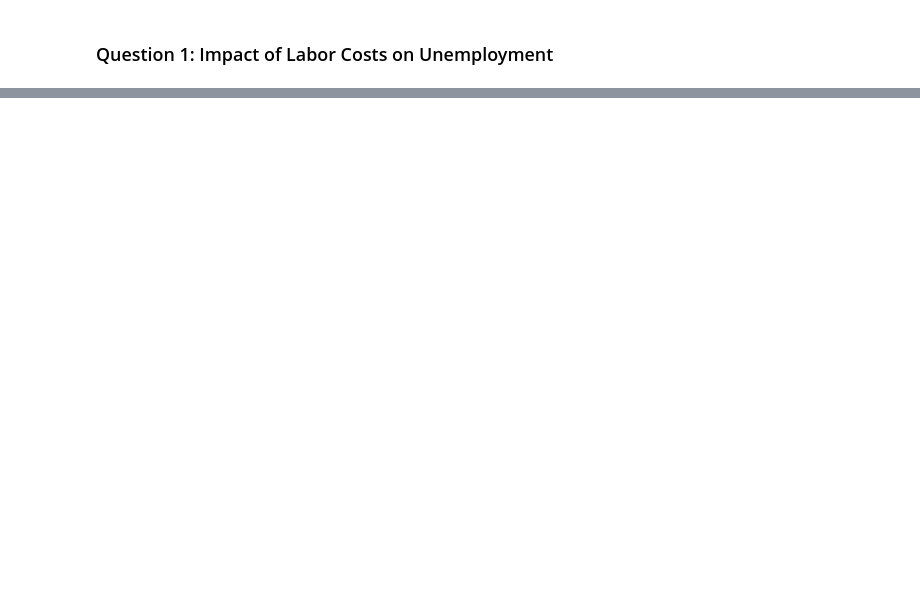
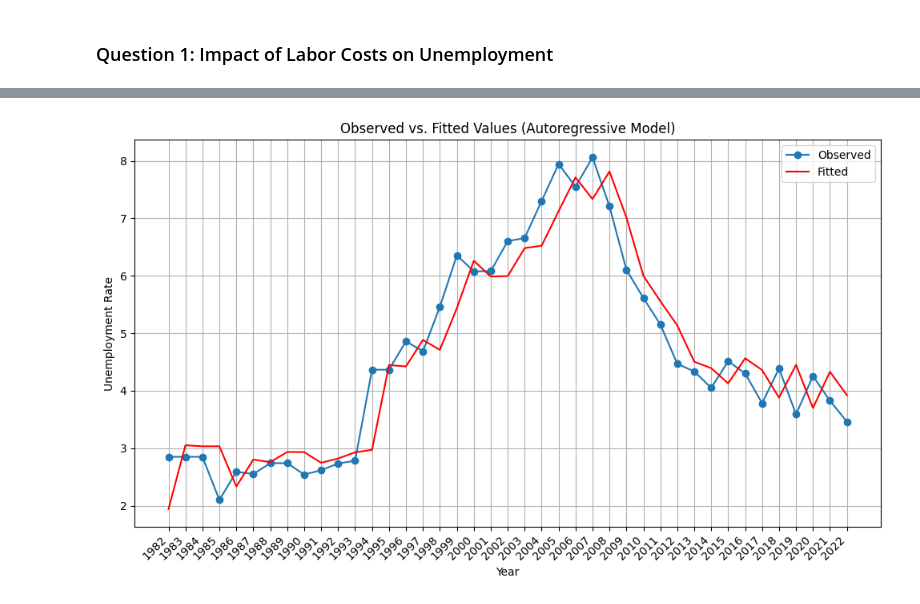
Before and after one commit to cmulya/DATA583-Project, a Jupyter notebook: Project Files/DATA_583_EDA.ipynb, the cells around one changed output, grey strips where cells are left out. Cells and saved outputs as stored; diff of their text form; code cells hidden in the pictures; blank space fills up the shorter version.

```diff
--- a/Project Files/DATA_583_EDA.ipynb
+++ b/Project Files/DATA_583_EDA.ipynb
@@ -413,0 +481,9 @@ Notes:
+# %%
+from statsmodels.tsa.ar_model import AutoReg
+
+# Fit an Autoregressive (AR) model
+ar_model = AutoReg(final_df_filled['Unemployment, total (% of total labor force) (national estimate)'], lags=2)
+ar_model_fit = ar_model.fit()
+
+# Print model summary
+print(ar_model_fit.summary())
@@ -413,0 +508,21 @@ Notes:
+# %%
+# Generate fitted values
+fitted_values = ar_model_fit.fittedvalues
+
+# Adjust observed values to match the fitted values
+observed_values = final_df_filled['Unemployment, total (% of total labor force) (national estimate)'].iloc[lags:]
+
+# Plot observed vs. fitted values
+plt.figure(figsize=(10, 6))
+plt.plot(observed_values.index, observed_values, label='Observed', marker='o')
+plt.plot(observed_values.index, fitted_values, label='Fitted', color='red')
+plt.title('Observed vs. Fitted Values (Autoregressive Model)')
+plt.xlabel('Year')
+plt.ylabel('Unemployment Rate')
+plt.legend()
+plt.grid(True)
+plt.xticks(rotation=45, ha='right')
+plt.tight_layout()
+plt.show()
+# %% [output]
+[figure, added]
```
Also changed, not shown: parts of 13 cells of this notebook.
